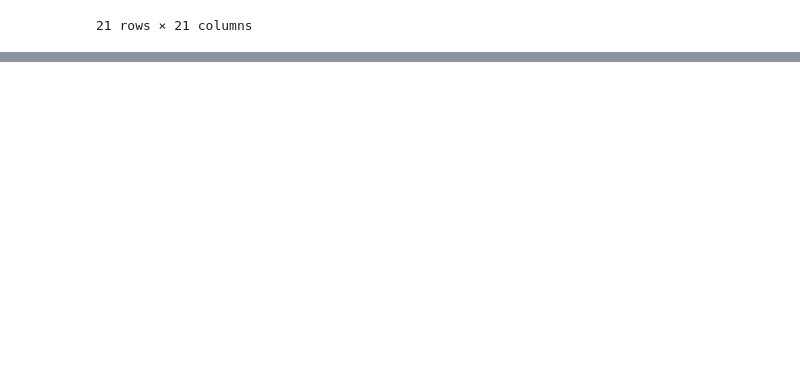
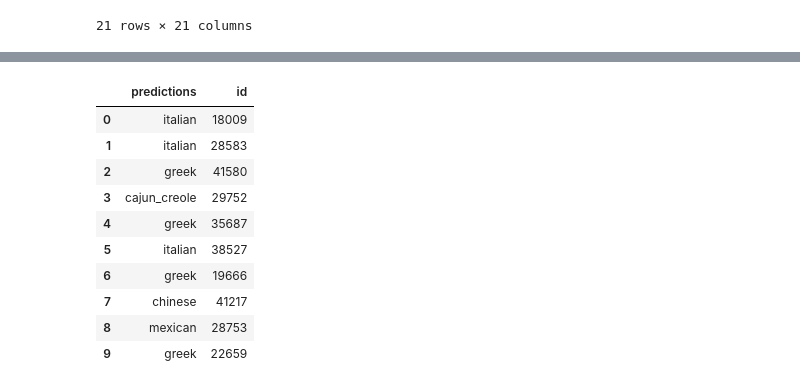
Before and after one commit to hassan11196/IR-whats-cooking, a Jupyter notebook: IR-whats-cooking-proto-2.ipynb, the cells around one changed output, grey strips where cells are left out. Drawn from its saved outputs; the diff is of its cells as text; code cells hidden in the pictures; blank space fills up the shorter version.

```diff
--- a/IR-whats-cooking-proto-2.ipynb
+++ b/IR-whats-cooking-proto-2.ipynb
@@ -482,3 +482,16 @@ svm.fit(X_train,y_train)
 pred = svm.predict(X_test)
 print("Support Vector Machine")
 print(accuracy_score(y_test,pred))
+# %%
+pred = []
+with open('data/test.json',
+                          'r') as file1:
+                rows = json.load(file1)
+
+                for doc in rows:
+                    print(doc['ingredients'])
+                    qury = dv.get_query_vector(doc['ingredients'])
+                    cuisine = clf.predict([qury])[0]
+                    print(cuisine)
+                    pred.append({'id':doc['id'], 'predictions':cuisine})
+test_pred = pd.DataFrame(pred, columns={'id', 'predictions'})
@@ -484,0 +516,14 @@ print(accuracy_score(y_test,pred))
+# %%
+test_pred
+# %% [output]
+|  | predictions | id |
+| 0 | italian | 18009 |
+| 1 | italian | 28583 |
+| 2 | greek | 41580 |
+| 3 | cajun_creole | 29752 |
+| 4 | greek | 35687 |
+| 5 | italian | 38527 |
+| 6 | greek | 19666 |
+| 7 | chinese | 41217 |
+| 8 | mexican | 28753 |
+| 9 | greek | 22659 |
```
Also changed, not shown: parts of 5 cells of this notebook, 1 other file.
